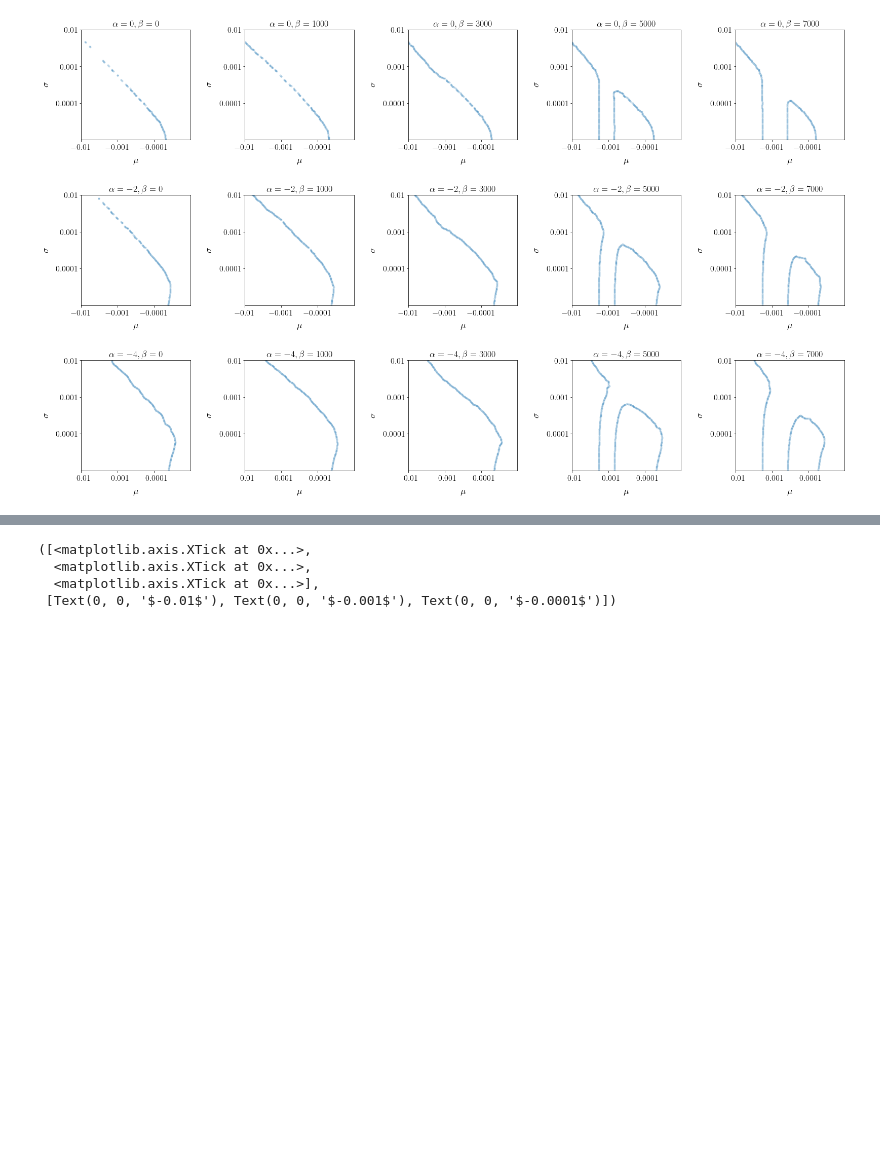
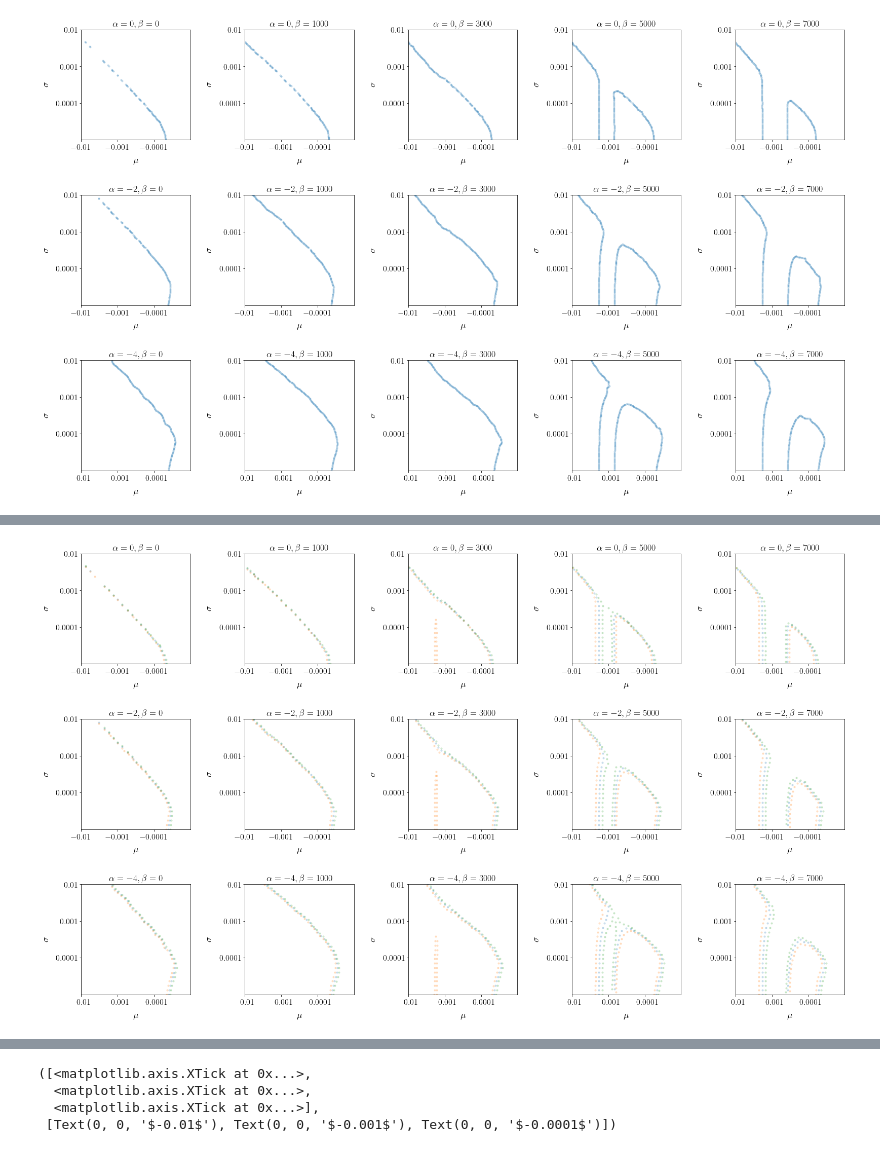
Before and after one commit to alyulina/spoon-billed-sandpiper, a Jupyter notebook: notebook-ver22.ipynb, the cells around one changed output, grey strips where cells are left out. Drawn from its saved outputs; the diff is of its cells as text; code cells hidden in the pictures; blank space fills up the shorter version.

```diff
--- a/notebook-ver22.ipynb
+++ b/notebook-ver22.ipynb
@@ -385,2 +454,78 @@ for i in range(len(alpha_beta)):
+# %%
+# something's not working
+# fewer points (more for the zeroeth contour and fewer for the -0.1 and 0.1):
+
+indices = [] # indices of the points to take
+
+plt.figure(figsize=(27, 16))
+
+grid = gridspec.GridSpec(ncols=5, nrows=3,
+                         width_ratios=[1, 1, 1, 1, 1], wspace=0.5,
+                         height_ratios=[1, 1, 1], hspace=0.5)
+
+for i in range(len(alpha_beta)):
+
+    plt.subplot(grid[i // len(beta), i % len(beta)])
+
+    length = 0
+    for j in range(len(points[i][1]) - 1):
+        length += math.sqrt((points[i][1][j + 1][0] - points[i][1][j][0]) ** 2 + (points[i][1][j + 1][1] - points[i][1][j][1]) ** 2)
+
+    indices = [0]
+    index = 0
+    while len(points[i][1]) - index > 6:
+        for j in range(index, len(points[i][1])):
+            if math.sqrt((points[i][1][index][0] - points[i][1][j][0]) ** 2 + (points[i][1][index][1] - points[i][1][j][1]) ** 2) > 0.25:
+                index = j
+                indices.append(index)
+                break
+
+    plt.scatter(points[i][1][indices][:, 0], points[i][1][indices][:, 1], s=10, alpha=0.2)
+
+    length = 0
+    for j in range(len(points[i][0]) - 1):
+        length += math.sqrt((points[i][0][j + 1][0] - points[i][0][j][0]) ** 2 + (points[i][0][j + 1][1] - points[i][0][j][1]) ** 2)
+
+    indices = [0]
+    index = 0
+    while len(points[i][0]) - index > 6:
+        for j in range(index, len(points[i][0])):
+            if math.sqrt((points[i][0][index][0] - points[i][0][j][0]) ** 2 + (points[i][0][index][1] - points[i][0][j][1]) ** 2) > 0.25:
+                index = j
+                indices.append(index)
+                break
+
+    plt.scatter(points[i][0][indices][:, 0], points[i][0][indices][:, 1], s=10, alpha=0.2)
+
+    length = 0
+    for j in range(len(points[i][-1]) - 1):
+        length += math.sqrt((points[i][-1][j + 1][0] - points[i][-1][j][0]) ** 2 + (points[i][-1][j + 1][1] - points[i][-1][j][1]) ** 2)
+
+    indices = [0]
+    index = 0
+    while len(points[i][-1]) - index > 6:
+        for j in range(index, len(points[i][-1])):
+            if math.sqrt((points[i][-1][index][0] - points[i][-1][j][0]) ** 2 + (points[i][-1][index][1] - points[i][-1][j][1]) ** 2) > 0.25:
+                index = j
+                indices.append(index)
+                break
+
+    plt.scatter(points[i][-1][indices][:, 0], points[i][-1][indices][:, 1], s=10, alpha=0.2)
+
+    plt.xlim(-np.log(abs(-0.01)), -np.log(abs(0.00001)))
+    plt.ylim(np.log(abs(0.00001)), np.log(abs(0.01)))
+
+    plt.yticks([np.log(0.01), np.log(0.001), np.log(0.0001)], [r'$0.01$', r'$0.001$', r'$0.0001$'], fontsize=16)
+    plt.xticks([-np.log(abs(-0.01)), -np.log(abs(-0.001)), -np.log(abs(-0.0001))], [r'$-0.01$', r'$-0.001$', r'$-0.0001$'], fontsize=16)
+
+    plt.xlabel(r'$\mu$', labelpad=12, fontsize=18);
+    plt.ylabel(r'$\sigma$', labelpad=12, fontsize=18);
+    plt.title(r'$\alpha=' + str(alpha_beta[i][0]) + r', \beta=' + str(alpha_beta[i][1]) + r'$', fontsize=18)
+
+    indices.append(indices_i)
+
+# plt.savefig('rns-het-err=-0.1_0.1_interpn.png', dpi=300, bbox_inches='tight')
+# %% [output]
+[figure, added]
 # %%
 length = 0
```
Also changed, not shown: parts of 6 cells of this notebook.
